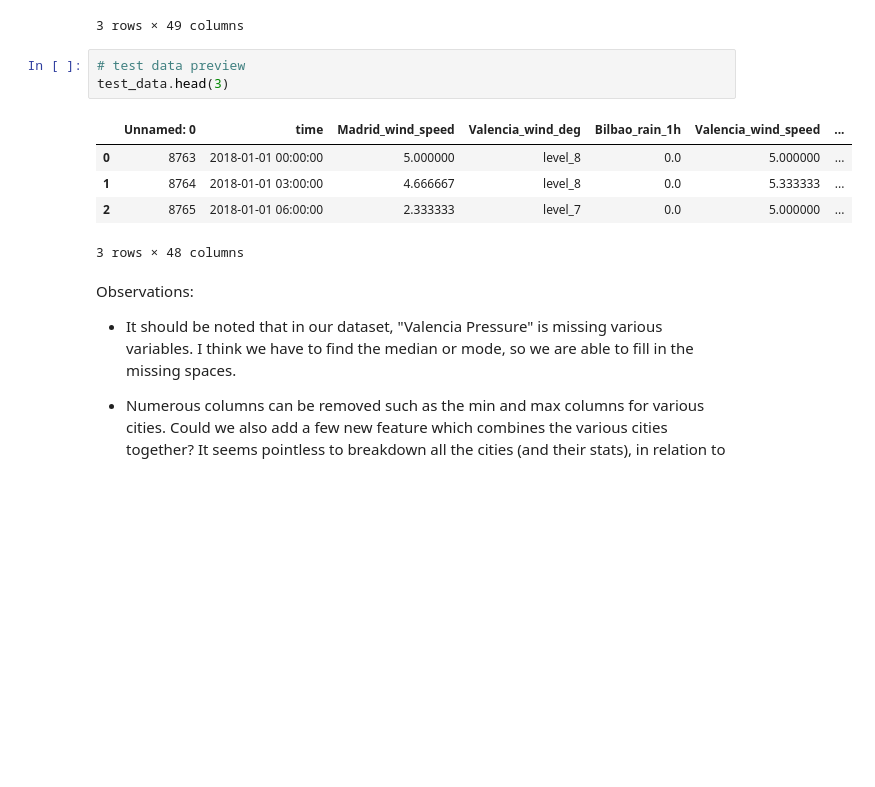
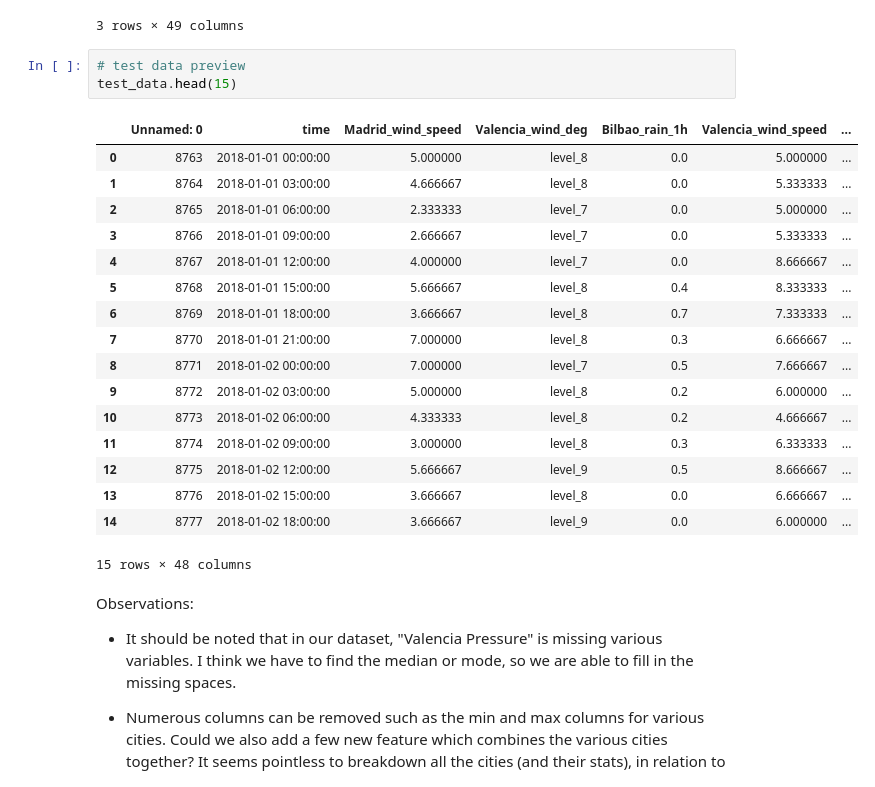
Before and after one commit to Explore-AI/load-shortfall-regression-predict-api, a Jupyter notebook: Provisional Base Model/Team_GM5_BaseModel.ipynb, the cells around one changed output. Cells and saved outputs as stored; diff of their text form; blank space fills up the shorter version.

Commit message:
Changed head count

```diff
--- a/Provisional Base Model/Team_GM5_BaseModel.ipynb
+++ b/Provisional Base Model/Team_GM5_BaseModel.ipynb
@@ -148,13 +148,25 @@ train_data.head(3)
 3 rows × 49 columns
 # %%
 # test data preview
-test_data.head(3)
+test_data.head(15)
 # %% [output]
 |  | Unnamed: 0 | time | Madrid_wind_speed | Valencia_wind_deg | Bilbao_rain_1h | Valencia_wind_speed | ... |
 | 0 | 8763 | 2018-01-01 00:00:00 | 5.000000 | level_8 | 0.0 | 5.000000 | ... |
 | 1 | 8764 | 2018-01-01 03:00:00 | 4.666667 | level_8 | 0.0 | 5.333333 | ... |
 | 2 | 8765 | 2018-01-01 06:00:00 | 2.333333 | level_7 | 0.0 | 5.000000 | ... |
+| 3 | 8766 | 2018-01-01 09:00:00 | 2.666667 | level_7 | 0.0 | 5.333333 | ... |
+| 4 | 8767 | 2018-01-01 12:00:00 | 4.000000 | level_7 | 0.0 | 8.666667 | ... |
+| 5 | 8768 | 2018-01-01 15:00:00 | 5.666667 | level_8 | 0.4 | 8.333333 | ... |
+| 6 | 8769 | 2018-01-01 18:00:00 | 3.666667 | level_8 | 0.7 | 7.333333 | ... |
+| 7 | 8770 | 2018-01-01 21:00:00 | 7.000000 | level_8 | 0.3 | 6.666667 | ... |
+| 8 | 8771 | 2018-01-02 00:00:00 | 7.000000 | level_7 | 0.5 | 7.666667 | ... |
+| 9 | 8772 | 2018-01-02 03:00:00 | 5.000000 | level_8 | 0.2 | 6.000000 | ... |
+| 10 | 8773 | 2018-01-02 06:00:00 | 4.333333 | level_8 | 0.2 | 4.666667 | ... |
+| 11 | 8774 | 2018-01-02 09:00:00 | 3.000000 | level_8 | 0.3 | 6.333333 | ... |
+| 12 | 8775 | 2018-01-02 12:00:00 | 5.666667 | level_9 | 0.5 | 8.666667 | ... |
+| 13 | 8776 | 2018-01-02 15:00:00 | 3.666667 | level_8 | 0.0 | 6.666667 | ... |
+| 14 | 8777 | 2018-01-02 18:00:00 | 3.666667 | level_9 | 0.0 | 6.000000 | ... |
-3 rows × 48 columns
+15 rows × 48 columns
 # %% [markdown]
 Observations:
 
```
